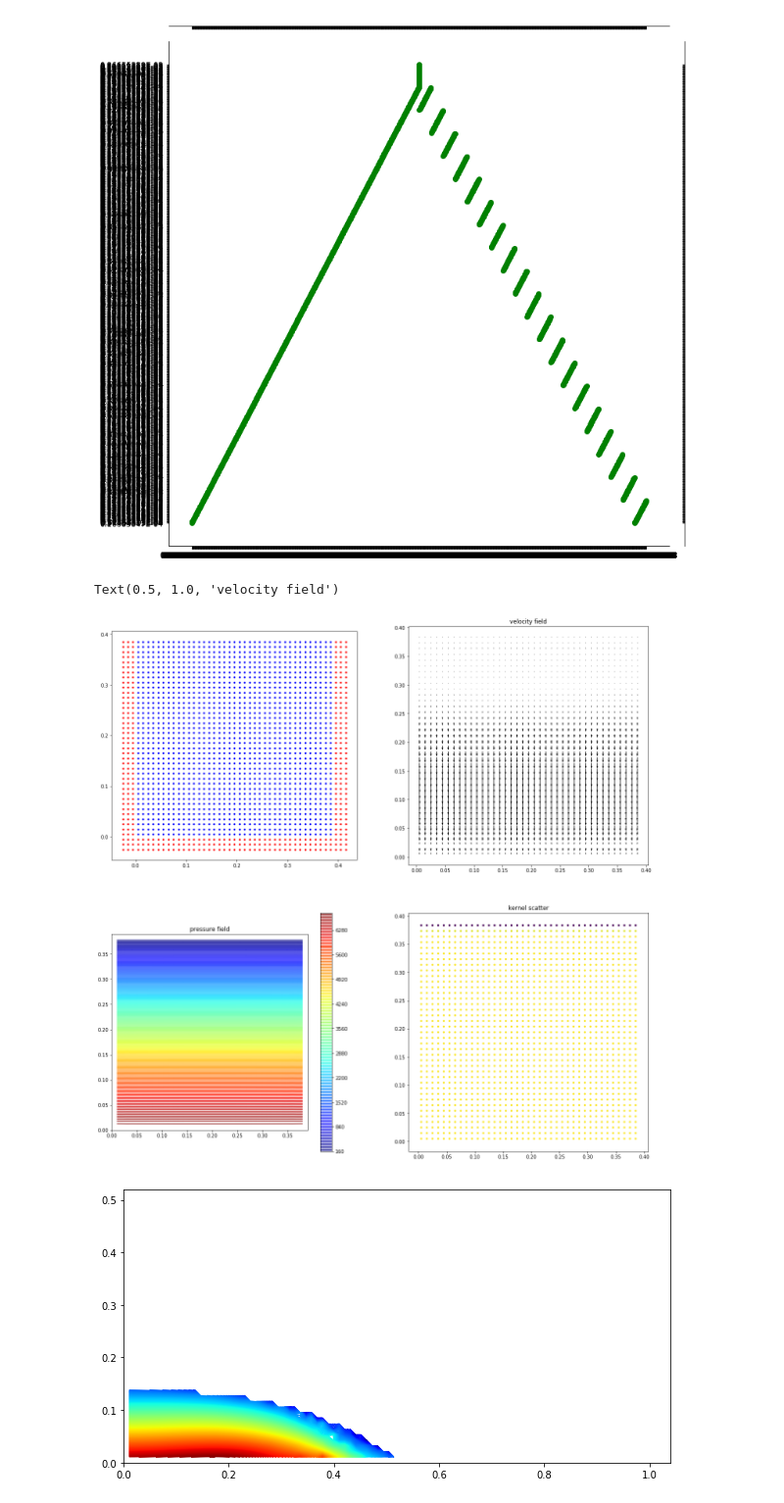
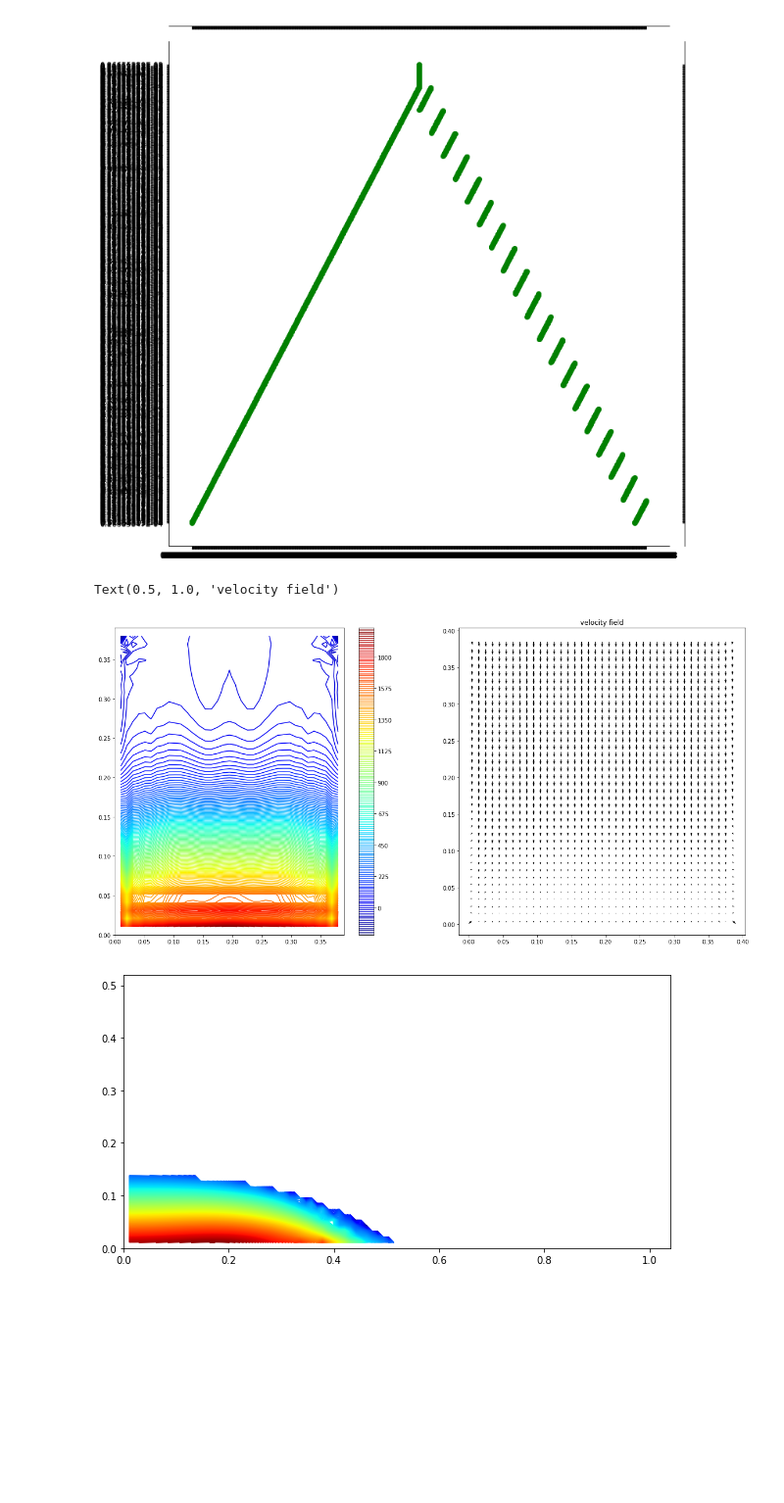
Before and after one commit to Jinx134235/static-water, a Jupyter notebook: particle&pressure plot.ipynb, the cells around one changed output. Shown at 98% size. Cells and saved outputs as stored; diff of their text form; code cells hidden in the pictures; blank space fills up the shorter version.

```diff
--- a/particle&pressure plot.ipynb
+++ b/particle&pressure plot.ipynb
@@ -26,7 +26,7 @@ from numpy.random import uniform
 from math import log10
 
 npts=1521 #total number of fluid particles
-steps=1000
+steps=2000
 xl = 0.39 #size of the domain, divided by 2
 yl = 0.39
 data1 = np.loadtxt('../data/f_xv.dat')
@@ -48,16 +48,16 @@ x5 = data5[:,1]
 y5 = data5[:,2]
 kernel1 = data3[:npts,1]
 #kernel2 = data3[npts:,1]
-fig, ax = plt.subplots(figsize=(20, 20))
+fig, ax = plt.subplots(figsize=(20, 10))
 #ax.set_title('wcsph results, fluid particle:%d,timestep:%d'%(npts,steps))
-init = plt.subplot(221,aspect=1.0)
+#init = plt.subplot(111,aspect=1.0)
 #for i in range(len(x3)):
 #    if x3[i]<=1.04:
 #        init.plot(x3[i],y3[i],'.r')
 #for i in range(len(x2)):
 #    if x2[i]<=1.04:
 #        init.plot(x2[i],y2[i],'.b')
-init.plot(x0,y0,'.b',x5,y5,'.r')
+#init.plot(x2,y2,'.b',x3,y3,'.r')
 #init.set_title('particle distribution')
 
 pressure = exdata[:,3]
@@ -67,41 +67,40 @@ xi = np.linspace(0,xl,39)
 yi = np.linspace(0,yl,39)
 #m=np.log10(pressure)
 # grid the data.
 zi = griddata(x2,y2,pressure,xi,yi,interp='linear')
 # contour the gridded data, plotting dots at the randomly spaced data points.
-CS = plt.subplot(223,aspect=1.0)
+CS = plt.subplot(121)
 #im2 = CS.scatter(x2,y2,10,pressure)
 im2 = CS.contour(xi,yi,zi,200,cmap=plt.cm.jet)
 #fmt = ticker.LogFormatterMathtext()
 #fmt.create_dummy_axis()
 #CS.clabel(im2, im2.levels[::2])
 fig.colorbar(im2,ax=CS,pad=0.05)
-CS.set_title('pressure field') #both contour & scatter are used
+#CS.set_title('pressure field') #both contour & scatter are used
 
-ccs = plt.subplot(224, aspect =1.0)
+#ccs = plt.subplot(224, aspect =1.0)
 
-im3 = ccs.scatter(x2,y2,10,kernel1)
-ccs.set_title('kernel scatter')
-
-vel = plt.subplot(222,aspect=1.0)
+#im3 = ccs.scatter(x2,y2,10,kernel1)
+#ccs.set_title('kernel scatter')
+vel = plt.subplot(122)
 vel.quiver(x2,y2,u2,v2)
 vel.set_title('velocity field')
 
 #den = plt.subplot(313,aspect=1.0)
 #for i in range(len(x2)):
 #    if density[i]<=1000:
 #        den.scatter(x2[i],y2[i],density[i]/10)
 #im3=den.scatter(x2,y2,10,density)
 #fig.colorbar(ax=den,pad=0.05)
 
 #den = plt.subplot(224)
 #zii = griddata(x2,y2,pressure,xi,yi,interp='linear')
 #im3 = den.contour(xi,yi,zii,200,cmap=plt.cm.jet)
 #fig.colorbar(im3, ax =den,pad=0.05)
 #den.set_title('density field')
 # %% [output]
 Text(0.5, 1.0, 'velocity field')
-[figure, old version]
+[figure, new version]
 # %%
 fig, ax = plt.subplots(figsize=(10, 10))
 CS = plt.subplot(111,aspect=1.0)
```
Also changed, not shown: parts of 1 cell of this notebook, 7 other files.
